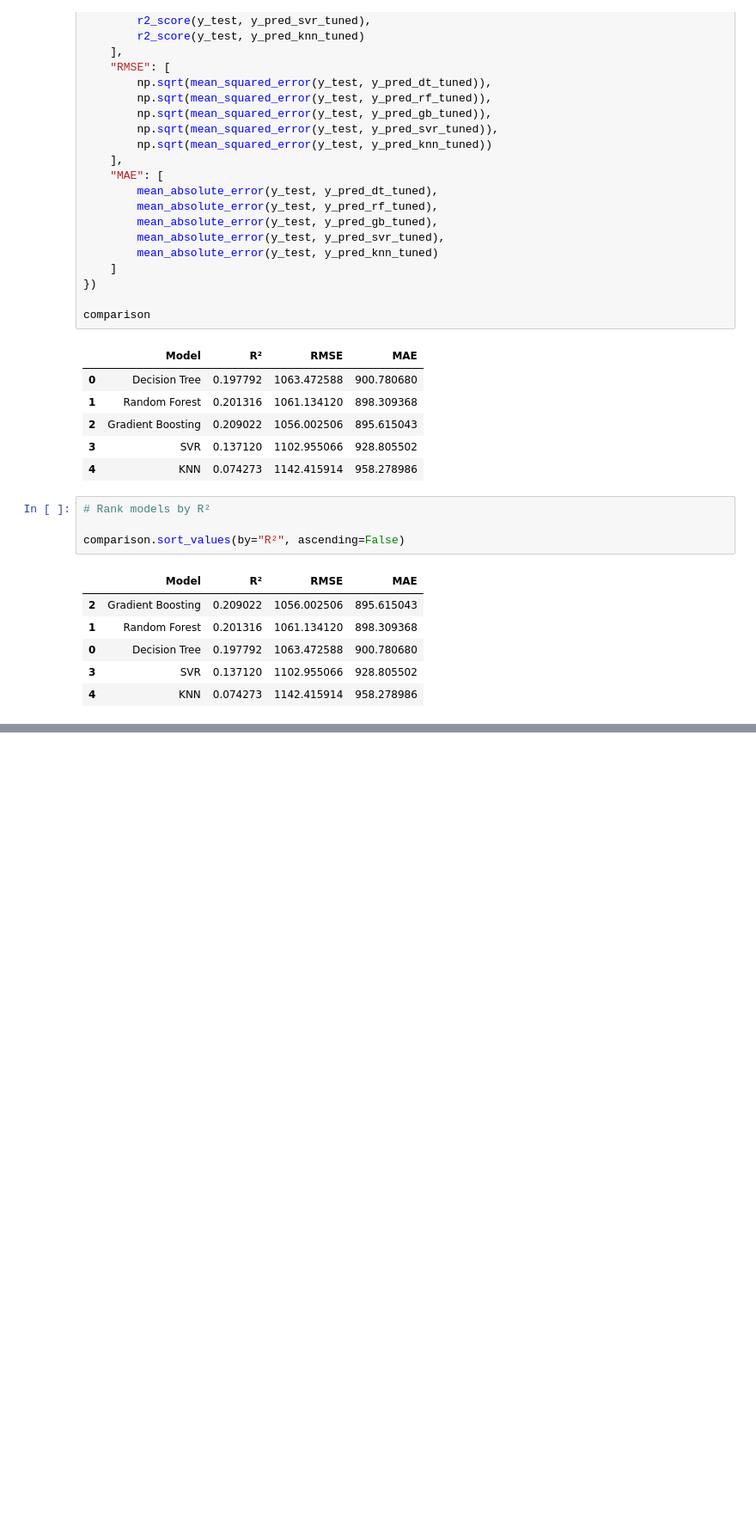
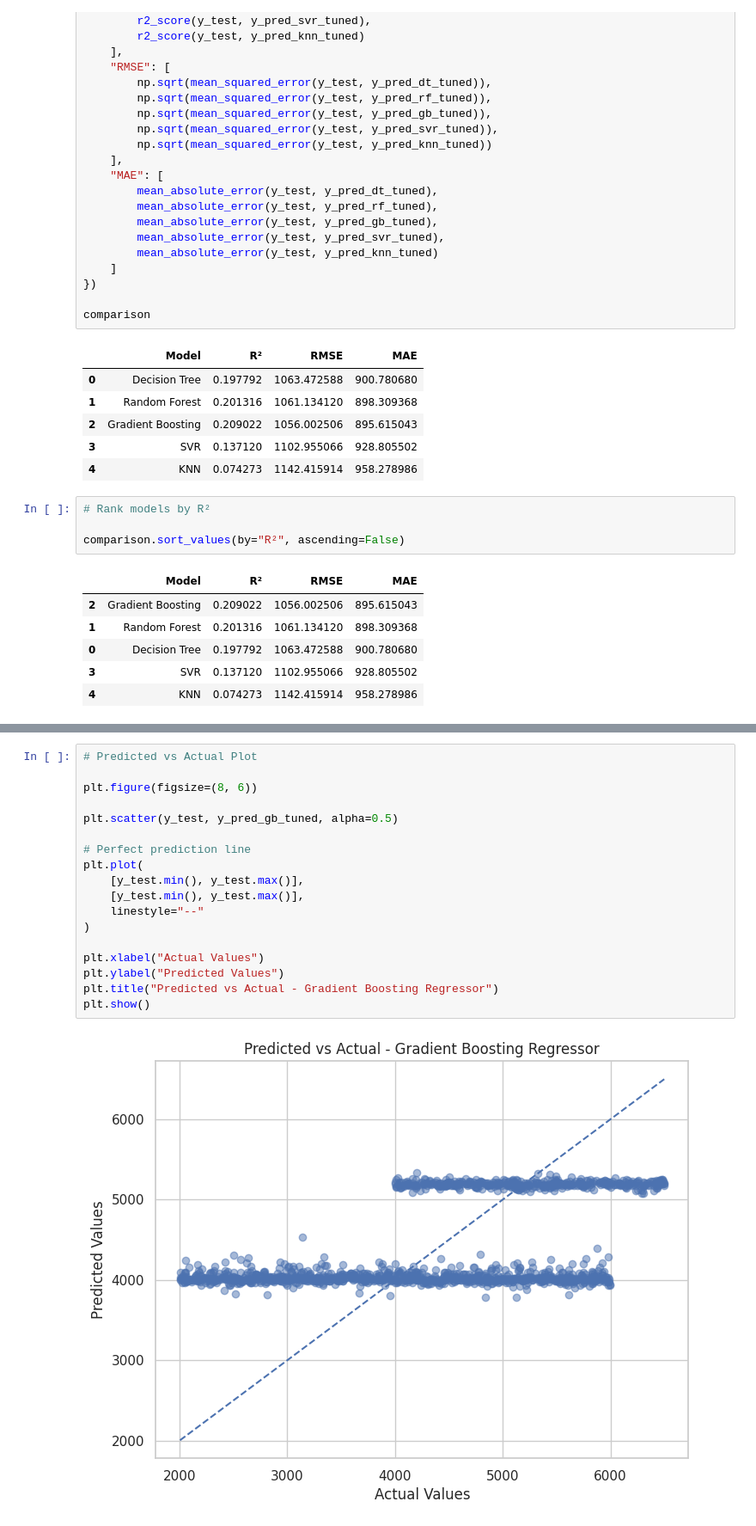
Before and after one commit to manaswiniyoshitha2006-netizen/ML-Evaluation, a Jupyter notebook: notebooks/regression.ipynb, the cells around one changed output, grey strips where cells are left out. Shown at 86% size. Drawn from its saved outputs; the diff is of its cells as text; blank space fills up the shorter version.

Commit message:
Added predicted vs actual regression plot

```diff
--- a/notebooks/regression.ipynb
+++ b/notebooks/regression.ipynb
@@ -2916,0 +2924,20 @@ comparison.sort_values(by="R²", ascending=False)
+# %%
+# Predicted vs Actual Plot
+
+plt.figure(figsize=(8, 6))
+
+plt.scatter(y_test, y_pred_gb_tuned, alpha=0.5)
+
+# Perfect prediction line
+plt.plot(
+    [y_test.min(), y_test.max()],
+    [y_test.min(), y_test.max()],
+    linestyle="--"
+)
+
+plt.xlabel("Actual Values")
+plt.ylabel("Predicted Values")
+plt.title("Predicted vs Actual - Gradient Boosting Regressor")
+plt.show()
+# %% [output]
+[figure, added]
```
Also changed, not shown: parts of 1 cell of this notebook.
